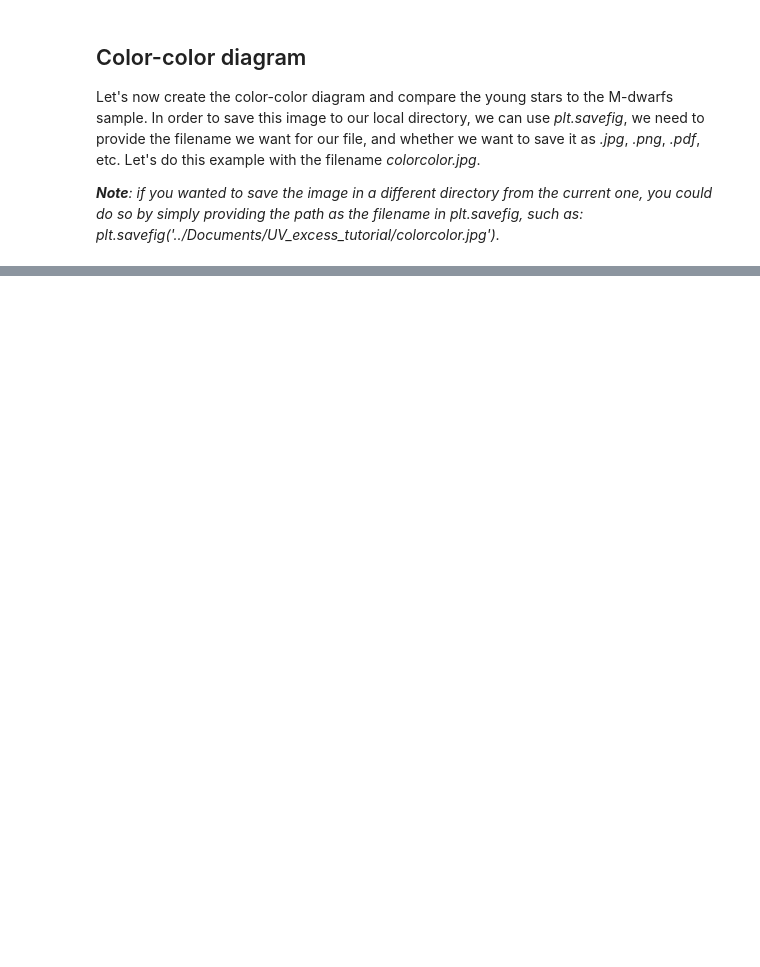
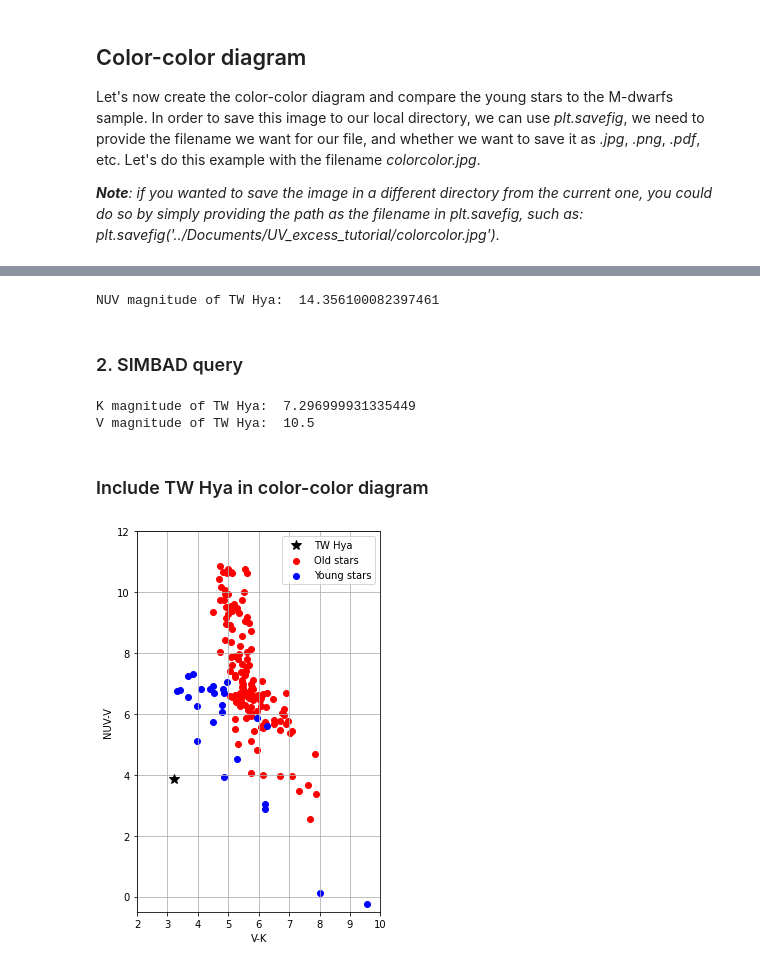
Before and after one commit to ScienceBetter/notebooks-stsci, a Jupyter notebook: UV_excess_in_low_mass_stars/UV_excess_in_low_mass_stars.ipynb, the cells around one changed output, grey strips where cells are left out. Cells and saved outputs as stored; diff of their text form; code cells hidden in the pictures; blank space fills up the shorter version.

```diff
--- a/UV_excess_in_low_mass_stars/UV_excess_in_low_mass_stars.ipynb
+++ b/UV_excess_in_low_mass_stars/UV_excess_in_low_mass_stars.ipynb
@@ -398,3 +381,45 @@ TBD
+# %%
+pos = SkyCoord(ra=165.4662722021100, dec=-34.7047314495500, unit='deg',frame='icrs')
+size = Quantity(50, unit="arcsec")
+scs_service = vo.dal.SCSService('http://gsss.stsci.edu/webservices/vo/ConeSearch.aspx?CAT=GALEX&')
+scs_results = scs_service.search(pos=pos, radius=size)
+if (len(scs_results['nuv_mag']) > 0):
+    nuv_TWHya = float(scs_results['nuv_mag'][0])
+
+print('NUV magnitude of TW Hya: ',nuv_TWHya)
+# %% [output]
+NUV magnitude of TW Hya:  14.356100082397461
+# %% [markdown]
+### 2. SIMBAD query
+# %%
+Simbad.add_votable_fields('flux(K)','flux(V)')
+table = Simbad.query_object('TW Hya')
+magK_TWHya = float(table['FLUX_K'])
+magV_TWHya = float(table['FLUX_V'])
+
+print('K magnitude of TW Hya: ',magK_TWHya)
+print('V magnitude of TW Hya: ',magV_TWHya)
+# %% [output]
+K magnitude of TW Hya:  7.296999931335449
+V magnitude of TW Hya:  10.5
+# %% [markdown]
+### Include TW Hya in color-color diagram
+# %%
+fig = plt.figure(figsize=(7, 7))
+ax = fig.add_subplot(111)
+plt.scatter(V_w21[keep_i_w21]-K_w21[keep_i_w21],nuv_w21-V_w21[keep_i_w21],c='r',label='Old stars')
+plt.scatter(magV_TWA[matched_i]-magK_TWA[matched_i],nuv_TWA[matched_i]-magV_TWA[matched_i],c='b',label='Young stars')
+plt.plot(magV_TWHya-magK_TWHya,nuv_TWHya-magV_TWHya,'*',c='k',markersize=10,label='TW Hya')
+plt.ylabel('NUV-V')
+plt.xlabel('V-K')
+plt.xlim([2,10])
+plt.ylim([-0.5,12])
+ax.set_aspect('equal')
+plt.legend(loc='best')
+plt.grid()
+plt.show()
+# %% [output]
+[figure, added]
 # %% [markdown]
 ## Additional Resources
 
```
Also changed, not shown: parts of 30 cells of this notebook.
